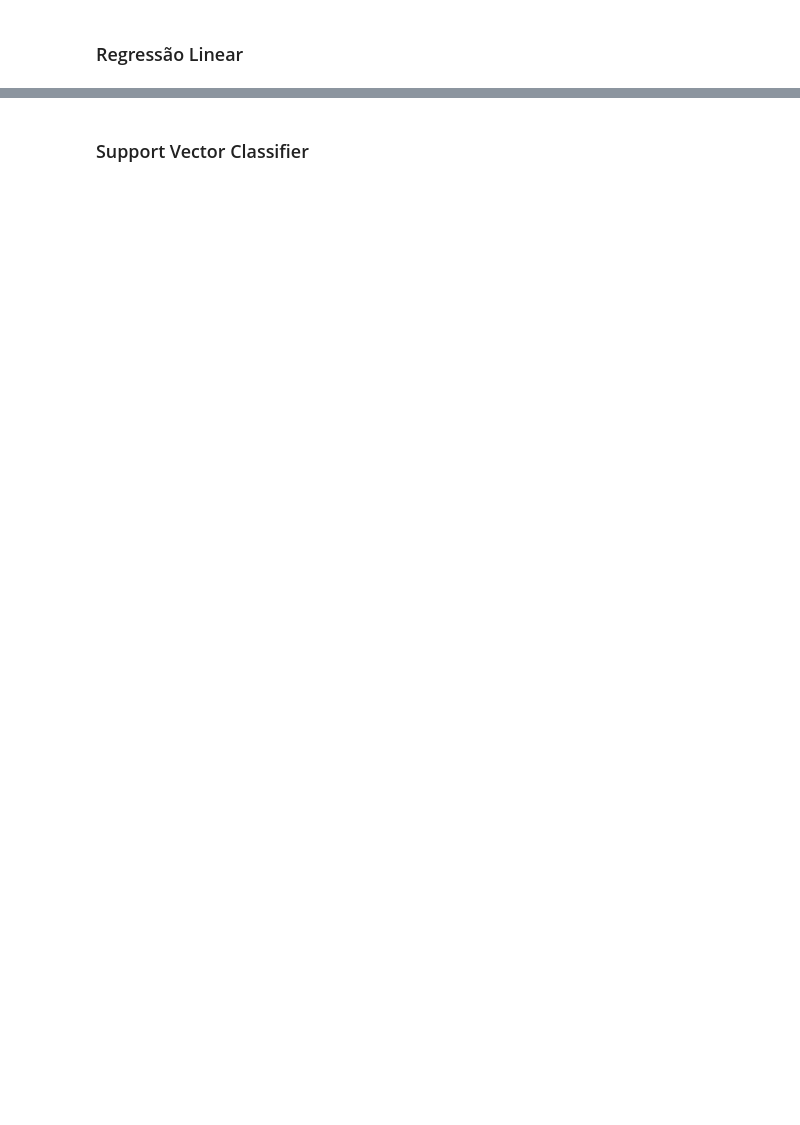
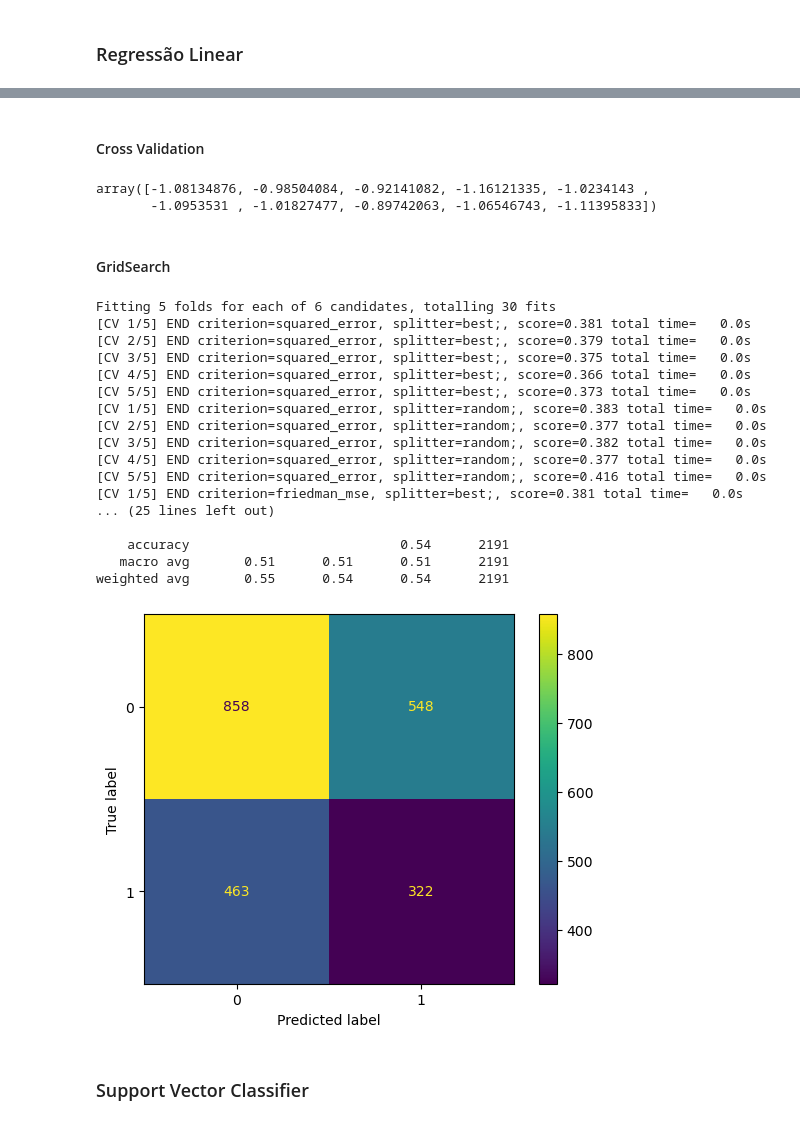
Before and after one commit to orlandopalmeira/Trabalho-DAA-2023-2024, a Jupyter notebook: Tarefa_1/tarefa_1_modelacao.ipynb, the cells around one changed output, grey strips where cells are left out. Saved outputs shown, nothing was run; the diff lists cells and outputs as text; code cells hidden in the pictures; blank space fills up the shorter version.

```diff
--- a/Tarefa_1/tarefa_1_modelacao.ipynb
+++ b/Tarefa_1/tarefa_1_modelacao.ipynb
@@ -356,3 +367,51 @@ Root Mean Squared Error: 0.6919370016410981
 [figure]
+# %% [markdown]
+#### Cross Validation
+# %%
+scores = cross_val_score(dtr, X, y, cv=10)
+scores
+# %% [output]
+array([-1.08134876, -0.98504084, -0.92141082, -1.16121335, -1.0234143 ,
+       -1.0953531 , -1.01827477, -0.89742063, -1.06546743, -1.11395833])
+# %% [markdown]
+#### GridSearch
+# %%
+param_grid = {
+    'criterion': ['squared_error', 'friedman_mse', 'absolute_error'],
+    'splitter': ['best', 'random']
+}
+
+scoring = 'recall'
+
+grid_searchDTR = GridSearchCV(dtr, param_grid, cv=5, refit=True, verbose=3, scoring=scoring)
+grid_searchDTR.fit(X_train, y_train)
+grid_predictionDTR = grid_searchDTR.predict(X_test)
+
+
+print("Best estimator: ", grid_searchDTR.best_estimator_)
+
+
+print(classification_report(y_test, grid_predictionDTR))
+ConfusionMatrixDisplay.from_predictions(y_test, grid_predictionDTR)
+plt.show()
+# %% [output]
+Fitting 5 folds for each of 6 candidates, totalling 30 fits
+[CV 1/5] END criterion=squared_error, splitter=best;, score=0.381 total time=   0.0s
+[CV 2/5] END criterion=squared_error, splitter=best;, score=0.379 total time=   0.0s
+[CV 3/5] END criterion=squared_error, splitter=best;, score=0.375 total time=   0.0s
+[CV 4/5] END criterion=squared_error, splitter=best;, score=0.366 total time=   0.0s
+[CV 5/5] END criterion=squared_error, splitter=best;, score=0.373 total time=   0.0s
+[CV 1/5] END criterion=squared_error, splitter=random;, score=0.383 total time=   0.0s
+[CV 2/5] END criterion=squared_error, splitter=random;, score=0.377 total time=   0.0s
+[CV 3/5] END criterion=squared_error, splitter=random;, score=0.382 total time=   0.0s
+[CV 4/5] END criterion=squared_error, splitter=random;, score=0.377 total time=   0.0s
+[CV 5/5] END criterion=squared_error, splitter=random;, score=0.416 total time=   0.0s
+[CV 1/5] END criterion=friedman_mse, splitter=best;, score=0.381 total time=   0.0s
+... (25 lines left out)
+
+    accuracy                           0.54      2191
+   macro avg       0.51      0.51      0.51      2191
+weighted avg       0.55      0.54      0.54      2191
+[figure, added]
 # %% [markdown]
 ### Support Vector Classifier
```
Also changed, not shown: parts of 30 cells of this notebook.
